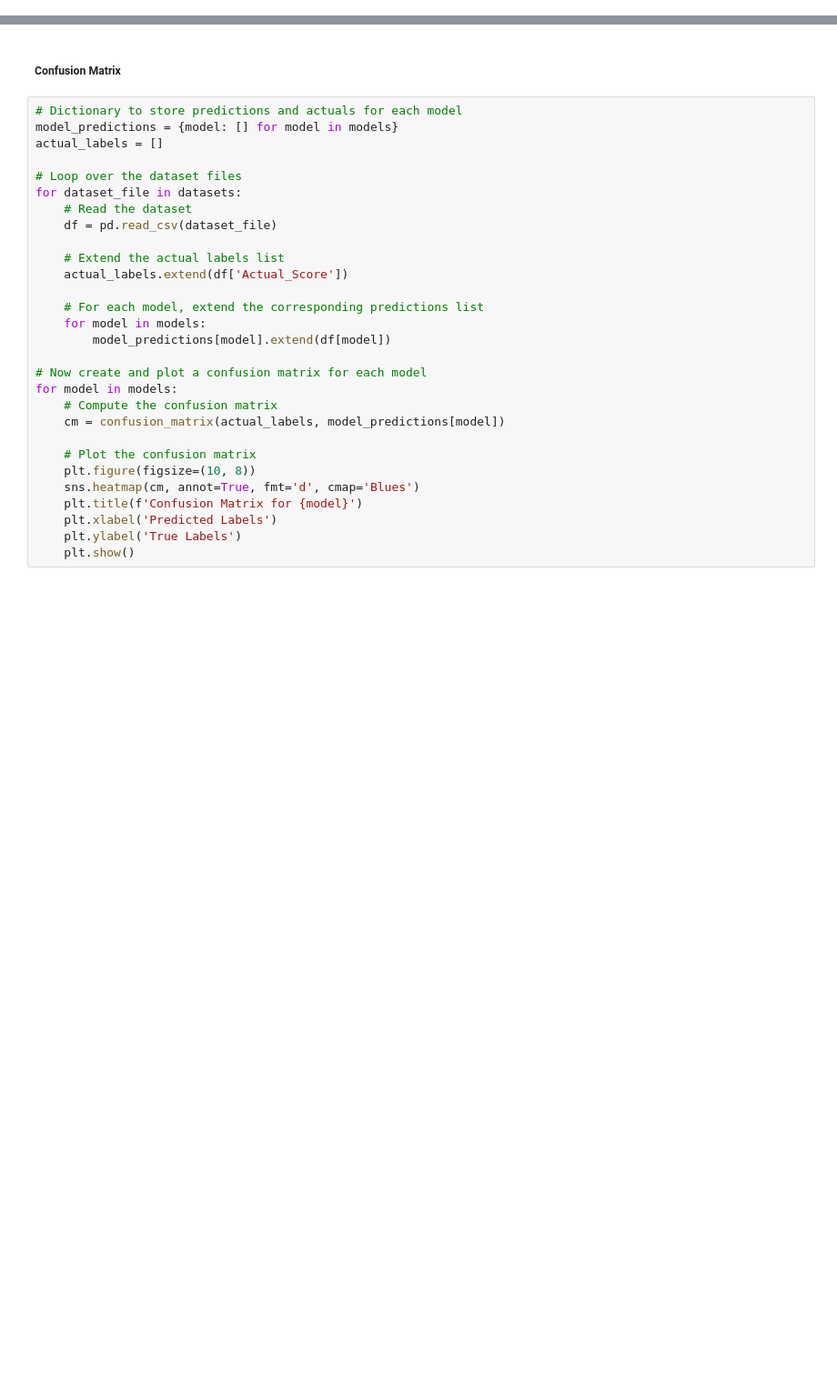
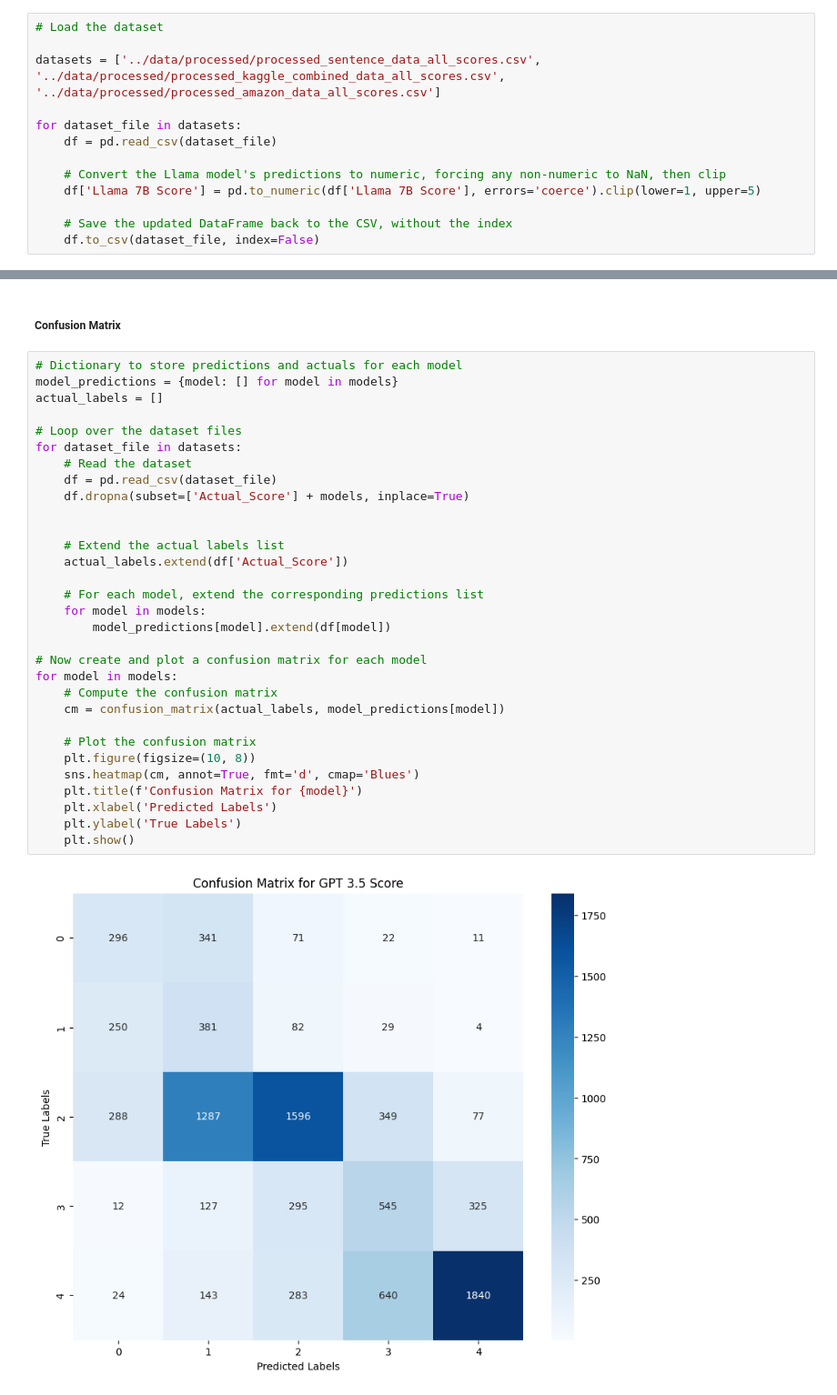
Before and after one commit to Abhi-Vellore/LLMSentiment, a Jupyter notebook: src/main.ipynb, the cells around one changed output, grey strips where cells are left out. Shown at 91% size. Drawn from its saved outputs; the diff is of its cells as text; blank space fills up the shorter version.

```diff
--- a/src/main.ipynb
+++ b/src/main.ipynb
@@ -329,4 +352,17 @@ import numpy as np
 from sklearn.metrics import accuracy_score, f1_score, confusion_matrix, classification_report
 import seaborn as sns
 import matplotlib.pyplot as plt
+# %%
+# Load the dataset
+
+datasets = ['../data/processed/processed_sentence_data_all_scores.csv', '../data/processed/processed_kaggle_combined_data_all_scores.csv', '../data/processed/processed_amazon_data_all_scores.csv']
+
+for dataset_file in datasets:
+    df = pd.read_csv(dataset_file)
+
+    # Convert the Llama model's predictions to numeric, forcing any non-numeric to NaN, then clip
+    df['Llama 7B Score'] = pd.to_numeric(df['Llama 7B Score'], errors='coerce').clip(lower=1, upper=5)
+
+    # Save the updated DataFrame back to the CSV, without the index
+    df.to_csv(dataset_file, index=False)
 # %% [markdown]
@@ -460,29 +638,33 @@ plt.show()
 # %%
 # Dictionary to store predictions and actuals for each model
 model_predictions = {model: [] for model in models}
 actual_labels = []
 
 # Loop over the dataset files
 for dataset_file in datasets:
     # Read the dataset
     df = pd.read_csv(dataset_file)
+    df.dropna(subset=['Actual_Score'] + models, inplace=True)
+
 
     # Extend the actual labels list
     actual_labels.extend(df['Actual_Score'])
 
     # For each model, extend the corresponding predictions list
     for model in models:
         model_predictions[model].extend(df[model])
 
 # Now create and plot a confusion matrix for each model
 for model in models:
     # Compute the confusion matrix
     cm = confusion_matrix(actual_labels, model_predictions[model])
 
     # Plot the confusion matrix
     plt.figure(figsize=(10, 8))
     sns.heatmap(cm, annot=True, fmt='d', cmap='Blues')
     plt.title(f'Confusion Matrix for {model}')
     plt.xlabel('Predicted Labels')
     plt.ylabel('True Labels')
     plt.show()
+# %% [output]
+[figure, added]
```
Also changed, not shown: parts of 20 cells of this notebook, 2 other files.
